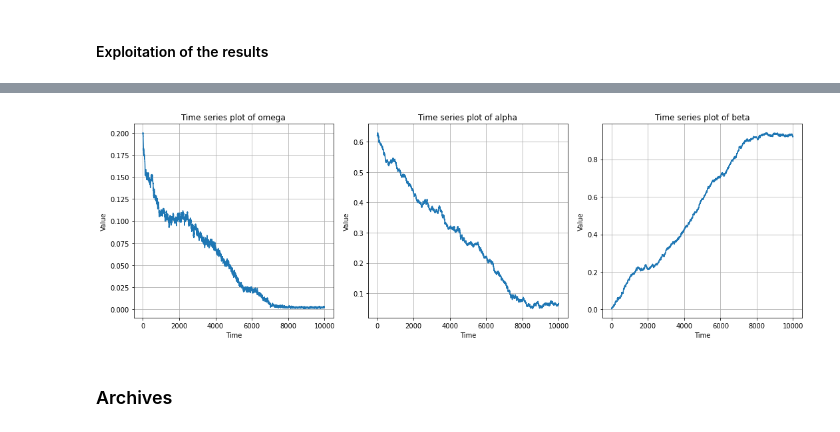
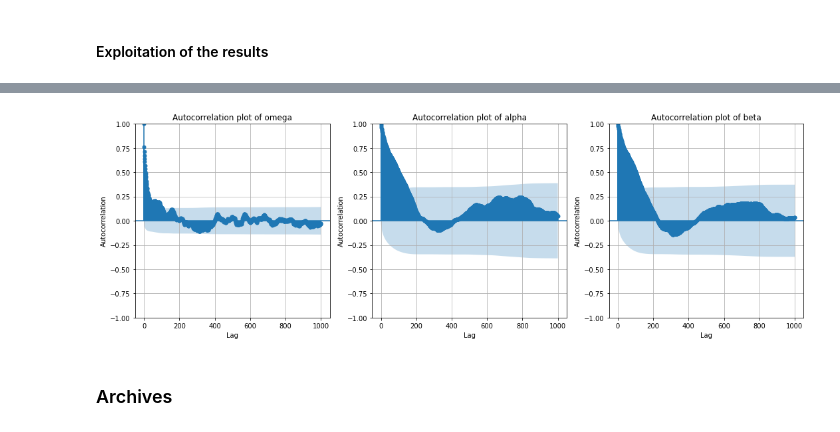
Before and after one commit to ludovic-gyt/Garch_ZV_MCMC, a Jupyter notebook: MCMC_Q1.ipynb, the cells around one changed output, grey strips where cells are left out. Saved outputs shown, nothing was run; the diff lists cells and outputs as text; code cells hidden in the pictures.

```diff
--- a/MCMC_Q1.ipynb
+++ b/MCMC_Q1.ipynb
@@ -589,25 +612,26 @@ approximate 95% confidence interval of beta is ( 0.5614630703181764 , 0.66233829
-# %%
-fig, axs = plt.subplots(1, 3, figsize=(15, 5))
-
-# Plot time series graphs for x1list, x2list and x3list
-axs[0].plot(x1list)
-axs[0].set_title("Time series plot of omega")
-axs[1].plot(x2list)
-axs[1].set_title("Time series plot of alpha")
-axs[2].plot(x3list)
-axs[2].set_title("Time series plot of beta")
-
-# Title and grid settings for time series charts
-for ax in axs:
-    ax.set_xlabel("Time")
-    ax.set_ylabel("Value")
-    ax.grid(True)
-
-# Display time series graphs side by side
-plt.tight_layout()
-plt.show()
-# %% [output]
-[figure, old version]
+# %%
+# Créer une nouvelle figure avec une grille de 1 ligne et 3 colonnes
+fig, axs = plt.subplots(1, 3, figsize=(15, 5))
+
+# Tracer les graphiques d'autocorrélation pour x1list, x2list et x3list
+plot_acf(x1list[(B):(len(x1list))], ax=axs[0], lags=1000)
+axs[0].set_title("Autocorrelation plot of omega")
+plot_acf(x2list[(B):(len(x2list))], ax=axs[1], lags=1000)
+axs[1].set_title("Autocorrelation plot of alpha")
+plot_acf(x3list[(B):(len(x3list))], ax=axs[2], lags=1000)
+axs[2].set_title("Autocorrelation plot of beta")
+
+# Réglages des titres et de la grille pour les graphiques d'autocorrélation
+for ax in axs:
+    ax.set_xlabel("Lag")
+    ax.set_ylabel("Autocorrelation")
+    ax.grid(True)
+
+# Afficher les graphiques d'autocorrélation côte à côte
+plt.tight_layout()
+plt.show()
+# %% [output]
+[figure, new version]
 # %% [markdown]
 ### Archives
 # %% [raw]
```
Also changed, not shown: parts of 34 cells of this notebook.
